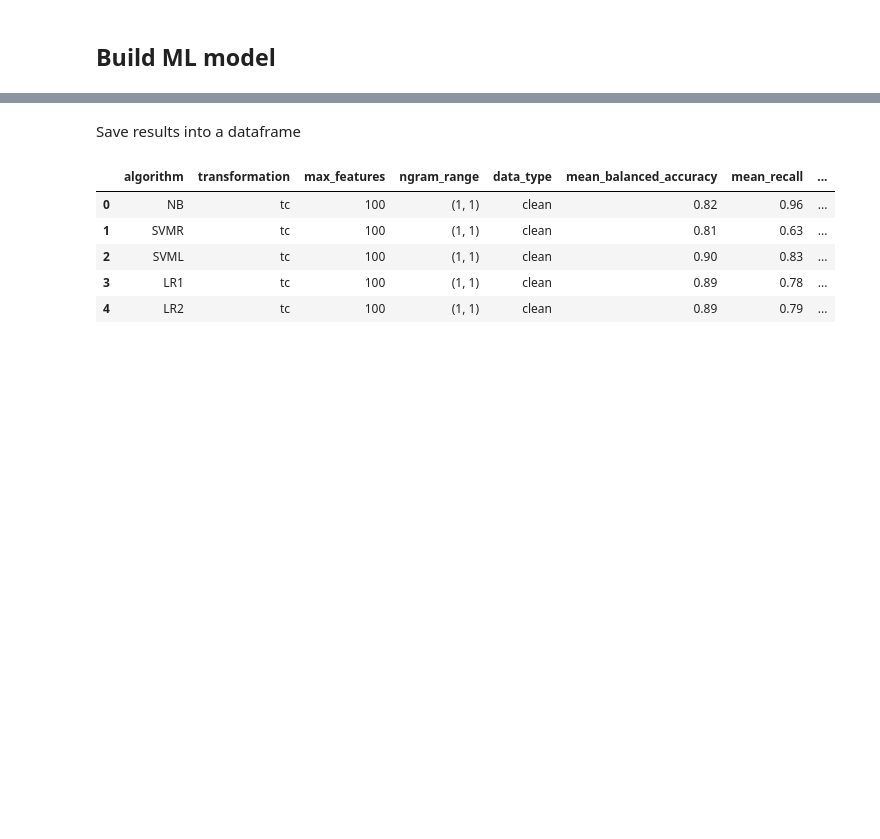
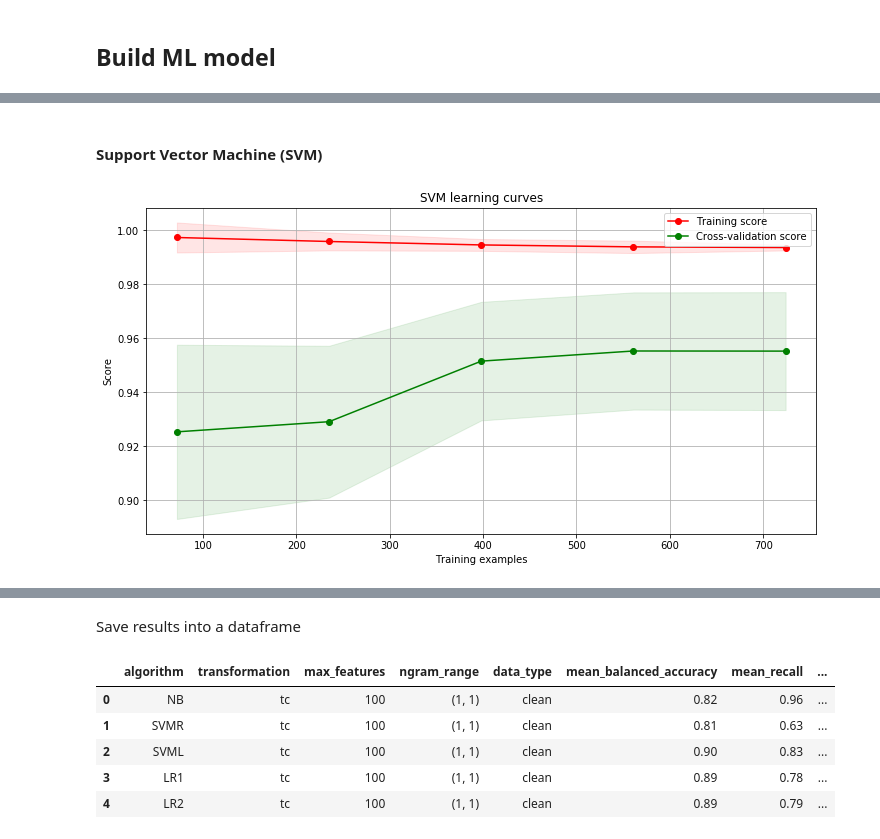
Before and after one commit to joausaga/impact-classifier, a Jupyter notebook: 1.impact_classifier.ipynb, the cells around one changed output, grey strips where cells are left out. Saved outputs shown, nothing was run; the diff lists cells and outputs as text; code cells hidden in the pictures; blank space fills up the shorter version.

```diff
--- a/1.impact_classifier.ipynb
+++ b/1.impact_classifier.ipynb
@@ -428,0 +447,12 @@ with tqdm(total=total_cycles, file=sys.stdout) as pbar:
+# %%
+# define parameters
+# https://towardsdatascience.com/svm-hyper-parameter-tuning-using-gridsearchcv-49c0bc55ce29
+param_grid = {'C': [0.01, 0.1, 1, 10, 100],
+              'gamma': [1, 0.1, 0.01, 0.001, 'scale'],
+              'kernel': ['linear','rbf', 'poly']
+              }
+# run grid search
+gs_svm = GridSearchCV(SVC(), param_grid=param_grid, cv=kfold, scoring="recall", n_jobs=4, verbose=1)
+gs_svm.fit(X_train_svm, y_train_svm)
+svm_best = gs_svm.best_estimator_
+gs_svm.best_score_
@@ -428,0 +619,7 @@ with tqdm(total=total_cycles, file=sys.stdout) as pbar:
+# %% [markdown]
+#### **Support Vector Machine (SVM)**
+# %%
+g = plot_learning_curve(svm_best, "SVM learning curves", X_train_svm, y_train_svm, cv=kfold, shuffle=True)
+g.show()
+# %% [output]
+[figure, added]
```
Also changed, not shown: parts of 87 cells of this notebook.
